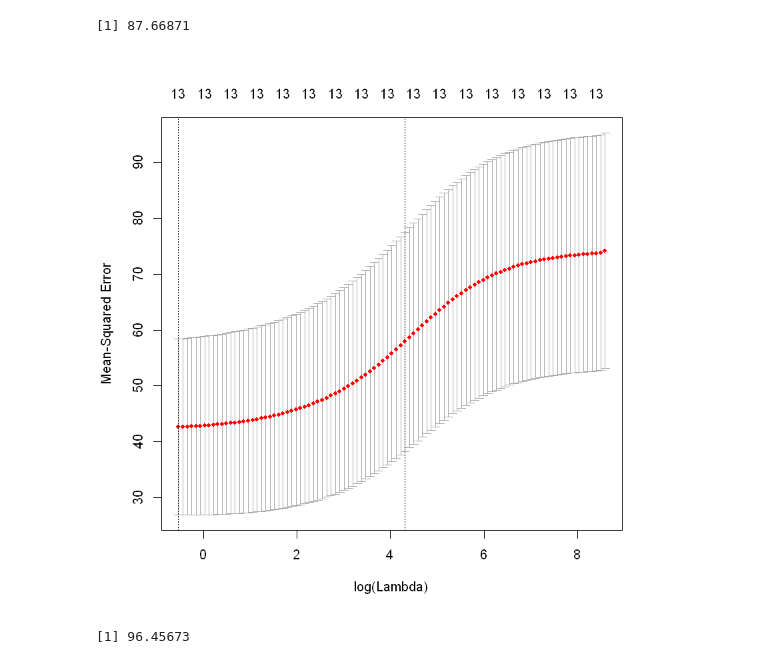
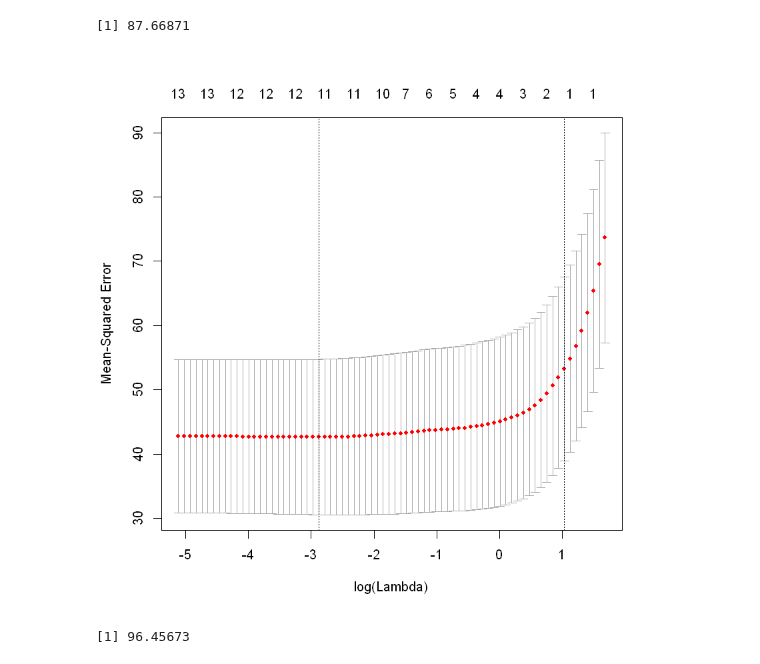
Before and after one commit to kuzn137/Statistical_problems, a Jupyter notebook: Ch6R.ipynb, the cells around one changed output. Drawn from its saved outputs; the diff is of its cells as text; code cells hidden in the pictures.

```diff
--- a/Ch6R.ipynb
+++ b/Ch6R.ipynb
@@ -580,9 +583,9 @@ mean((ridge.pred-df_test$crim)^2)
 # %%
 lasso.mod = glmnet(X, Boston$crim, alpha=1,  lambda=seq(0.01, 1, by = 0.05))
 cv.lasso = cv.glmnet(X, Boston$crim, alpha=1)
-plot(cv.ridge)
+plot(cv.lasso)
 # %% [output]
-[figure, old version]
+[figure, new version]
 # %%
 lasso.pred=predict(lasso.mod, s=bestlam, newx=X[test,])
 mean((lasso.pred-df_test$crim)^2)
```
Also changed, not shown: parts of 14 cells of this notebook, 1 other file.
